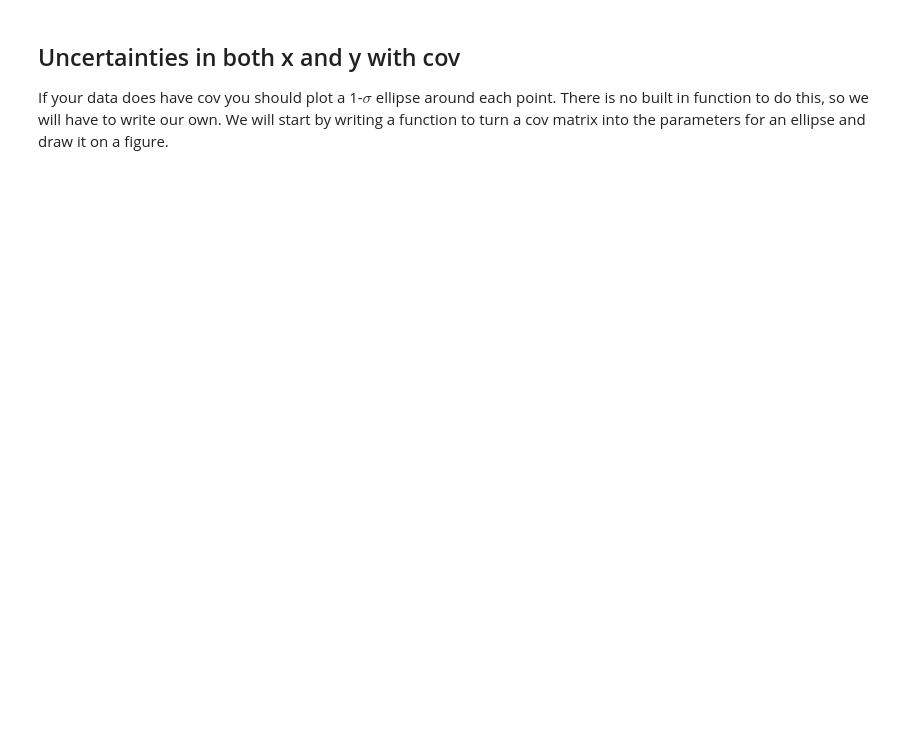
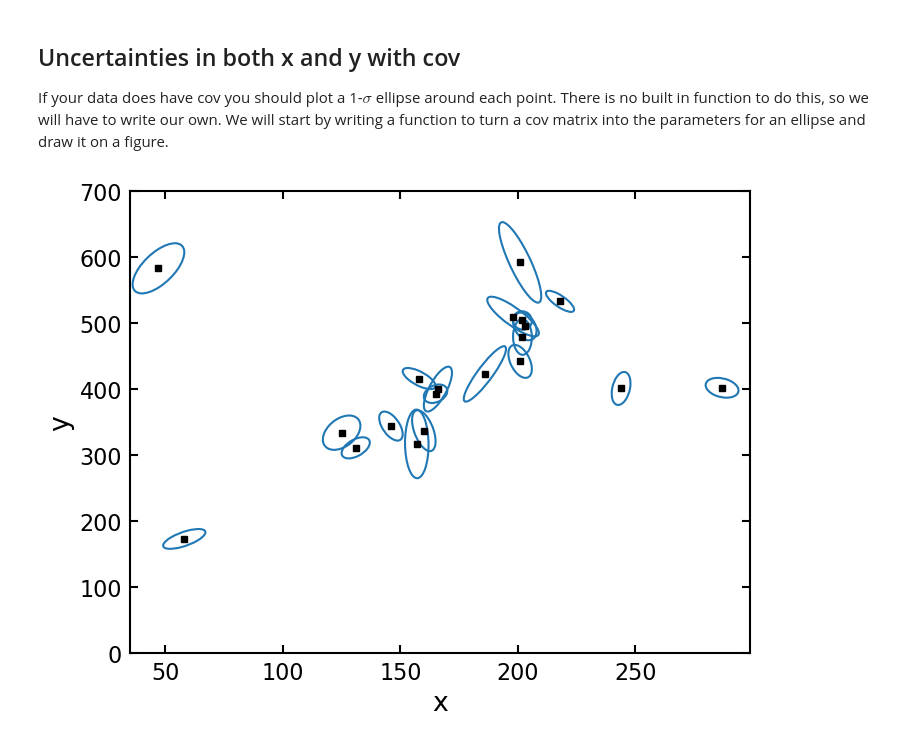
Before and after one commit to xangma/jupyter_data_languages, a Jupyter notebook: 2.2 - Uncertainty_plotting.ipynb, the cells around one changed output. Saved outputs shown, nothing was run; the diff lists cells and outputs as text; code cells hidden in the pictures; blank space fills up the shorter version.

```diff
--- a/2.2 - Uncertainty_plotting.ipynb
+++ b/2.2 - Uncertainty_plotting.ipynb
@@ -24,6 +30,18 @@ import mpl_style
 plt.style.use(mpl_style.style1)
 # %% [markdown]
 Our data contains $(x, y)$ positions with 1-$\sigma$ uncertainties and covariance values:
-# %%
-t = pandas.read_csv('data.csv')
-display(t)
+# %%
+from pathlib import Path
+data_path = Path('data.csv')
+if data_path.exists():
+    t = pandas.read_csv(data_path)
+else:
+    rng = np.random.default_rng(314)
+    n_points = 15
+    x = np.linspace(20, 400, n_points) + rng.normal(0, 15, n_points)
+    y = np.linspace(350, 650, n_points) + rng.normal(0, 25, n_points)
+    sx = rng.uniform(3, 12, n_points)
+    sy = rng.uniform(10, 65, n_points)
+    pxy = rng.uniform(-0.9, 0.9, n_points)
+    t = pandas.DataFrame({'x': x, 'y': y, 'sx': sx, 'sy': sy, 'pxy': pxy})
+display(t)
@@ -90,7 +132,7 @@ plt.ylim(0, 700);
 If your data does have cov you should plot a 1-$\sigma$ ellipse around each point.  There is no built in function to do this, so we will have to write our own.  We will start by writing a function to turn a cov matrix into the parameters for an ellipse and draw it on a figure.
 # %%
 def cov_to_ellipse(cov, pos, **kwargs):
-    eigvec,eigval,V = sl.svd(cov,full_matrices=False)
+    eigvec,eigval,V = np.linalg.svd(cov,full_matrices=False)
     # the angle the first eigenvector makes with the x-axis
     theta = np.degrees(np.arctan2(eigvec[1, 0], eigvec[0, 0]))
     # full width and height of ellipse, not radius
@@ -107,24 +149,26 @@ def plot_ellipse(t, ax=None, **kwargs):
              [row.pxy * row.sx * row.sy, row.sy**2]]
         )
         ellip = cov_to_ellipse(cov, [row.x, row.y], **kwargs)
         ax.add_artist(ellip)
 
 plt.figure(4)
 plt.plot(
     t['x'],
     t['y'],
     's',
     mfc='k',
     mec='k',
     ms=5
 )
 plot_ellipse(
     t,
     lw=1.5,
     fc='none',
     ec='C0'
 )
 plt.xlabel('x')
 plt.ylabel('y')
 plt.ylim(0, 700)
 plt.draw();
+# %% [output]
+[figure, added]
```
Also changed, not shown: parts of 7 cells of this notebook, 28 other files.
